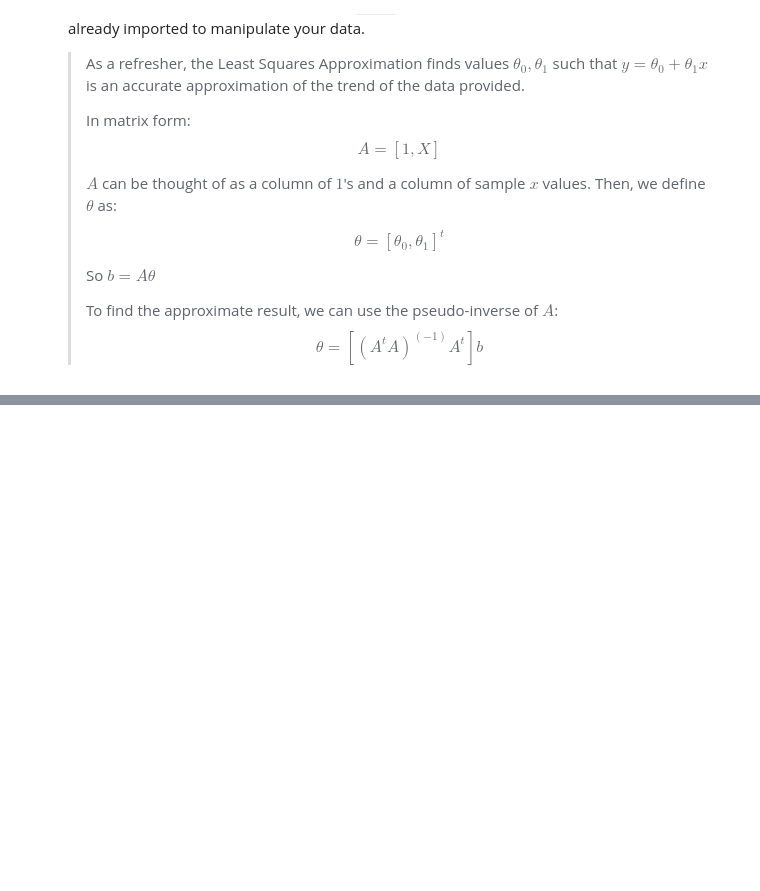
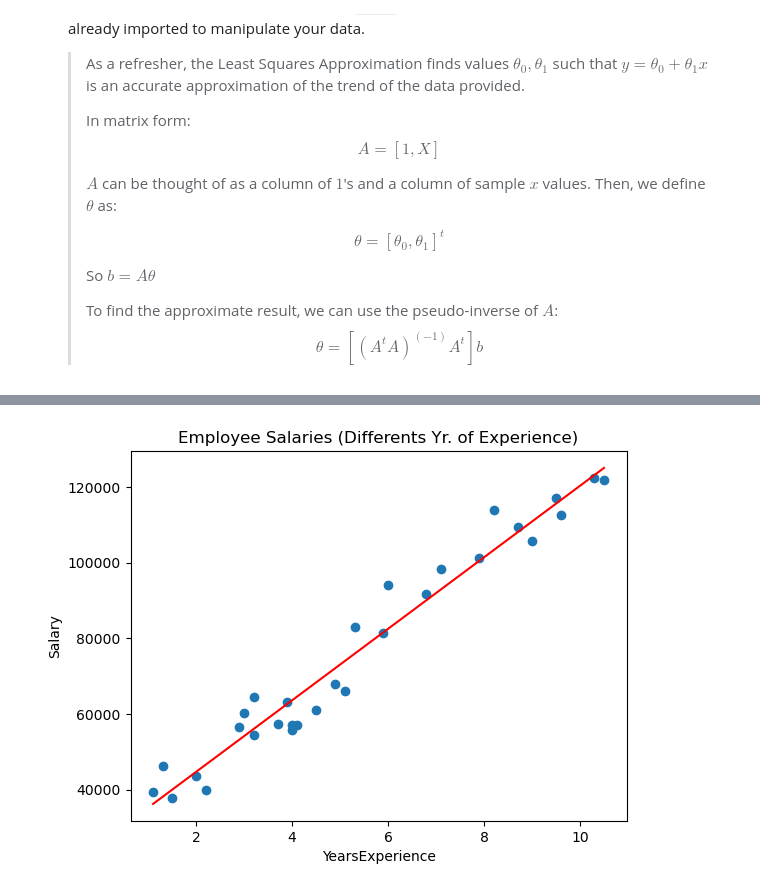
Before and after one commit to UPstartDeveloper/Math-of-ML, a Jupyter notebook: least-squares/Least Squares Approximation.ipynb, the cells around one changed output, grey strips where cells are left out. Cells and saved outputs as stored; diff of their text form; code cells hidden in the pictures; blank space fills up the shorter version.

```diff
--- a/least-squares/Least Squares Approximation.ipynb
+++ b/least-squares/Least Squares Approximation.ipynb
@@ -56,3 +58,17 @@ plt.show()
     >
     > To find the approximate result, we can use the pseudo-inverse of $A$:
     > $$\theta = [(A^t A)^{(-1)} A^t] b$$
+# %%
+A = np.concatenate((
+    np.ones((df.shape[0], 1)),
+    df["YearsExperience"].values.reshape(-1, 1)),
+    axis=-1
+)
+b = df["Salary"].values.reshape(-1, 1)
+
+pseudo_inverse = np.array([
+    np.dot(util.compute_inverse(np.dot(A.T, A)), A.T)
+])
+
+theta = np.dot(pseudo_inverse, b)
+theta
@@ -62,3 +84,16 @@ plt.show()
     If you've correctly set up your linear regression, as the end result you should see something that looks like this:
 
     ![](o2.png)
+# %%
+y_pred = np.dot(A, theta).squeeze()
+# %%
+fig, ax = plt.subplots()
+
+ax.scatter(df["YearsExperience"], df["Salary"])
+ax.plot(df["YearsExperience"], y_pred, color="red")
+plt.title("Employee Salaries (Differents Yr. of Experience)")
+plt.xlabel("YearsExperience")
+plt.ylabel("Salary")
+plt.show()
+# %% [output]
+[figure, added]
```
Also changed, not shown: parts of 3 cells of this notebook.
